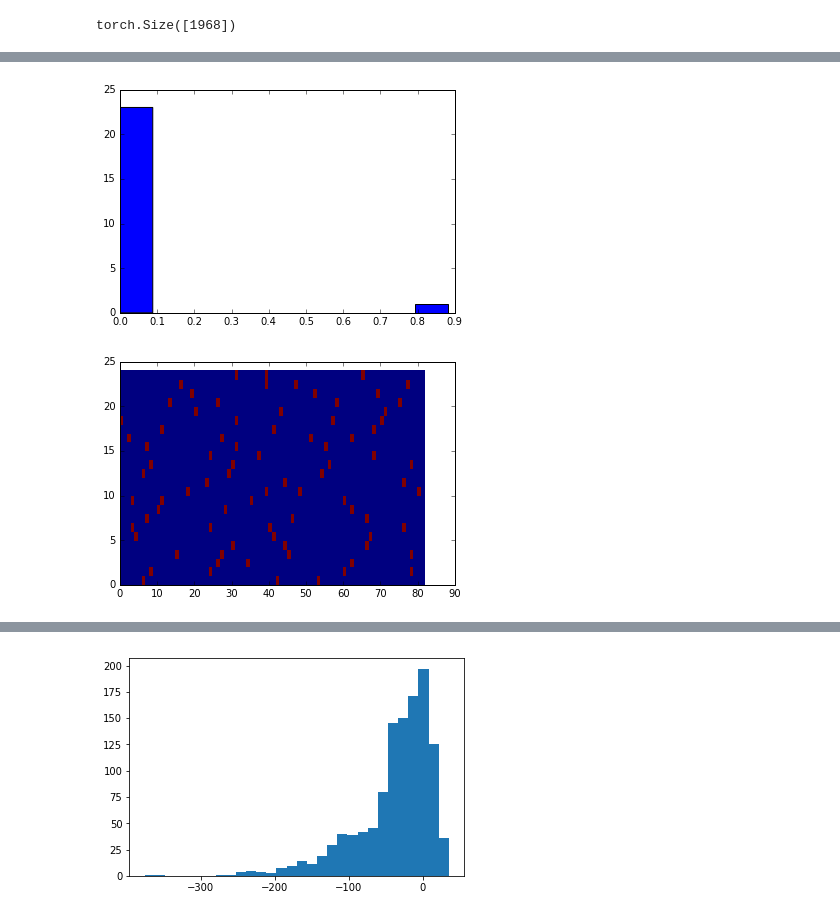
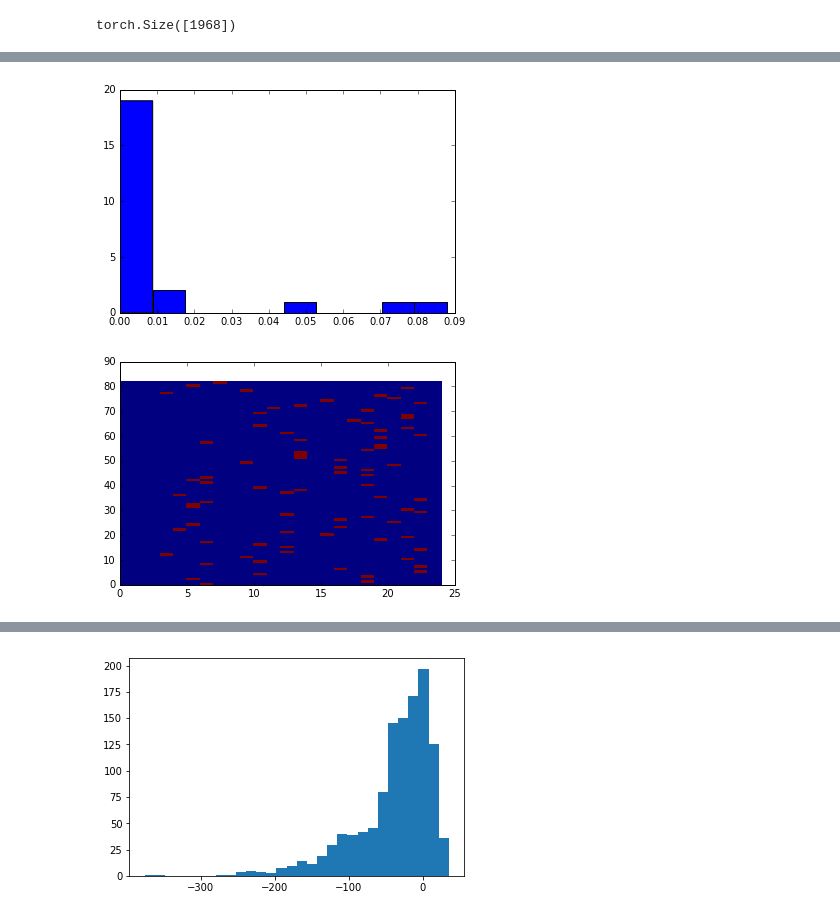
Before and after one commit to anihamde/VAE_protein_function, a Jupyter notebook: VAE_for_protein_function_prediction-TORCH.ipynb, the cells around one changed output, grey strips where cells are left out. Saved outputs shown, nothing was run; the diff lists cells and outputs as text; code cells hidden in the pictures.

```diff
--- a/VAE_for_protein_function_prediction-TORCH.ipynb
+++ b/VAE_for_protein_function_prediction-TORCH.ipynb
@@ -615,13 +615,13 @@ reshaped_fit_xtrain = m(fit_xtrain.reshape(50000, 24, 82))
 # %%
-plt.hist(reshaped_fit_xtrain[0][:, 81])
+plt.hist(reshaped_fit_xtrain[0][81,:])
 plt.show()
 # %% [output]
-[figure, old version]
+[figure, new version]
 # %%
-plt.pcolor(x_train[0].reshape(24, 82))
+plt.pcolor(x_train[0].reshape(82,24))
 plt.show()
 # %% [output]
-[figure, old version]
+[figure, new version]
 # %%
 plt.pcolor(reshaped_fit_xtrain[0])
 plt.show()
```
Also changed, not shown: parts of 17 cells of this notebook, 1 other file.
